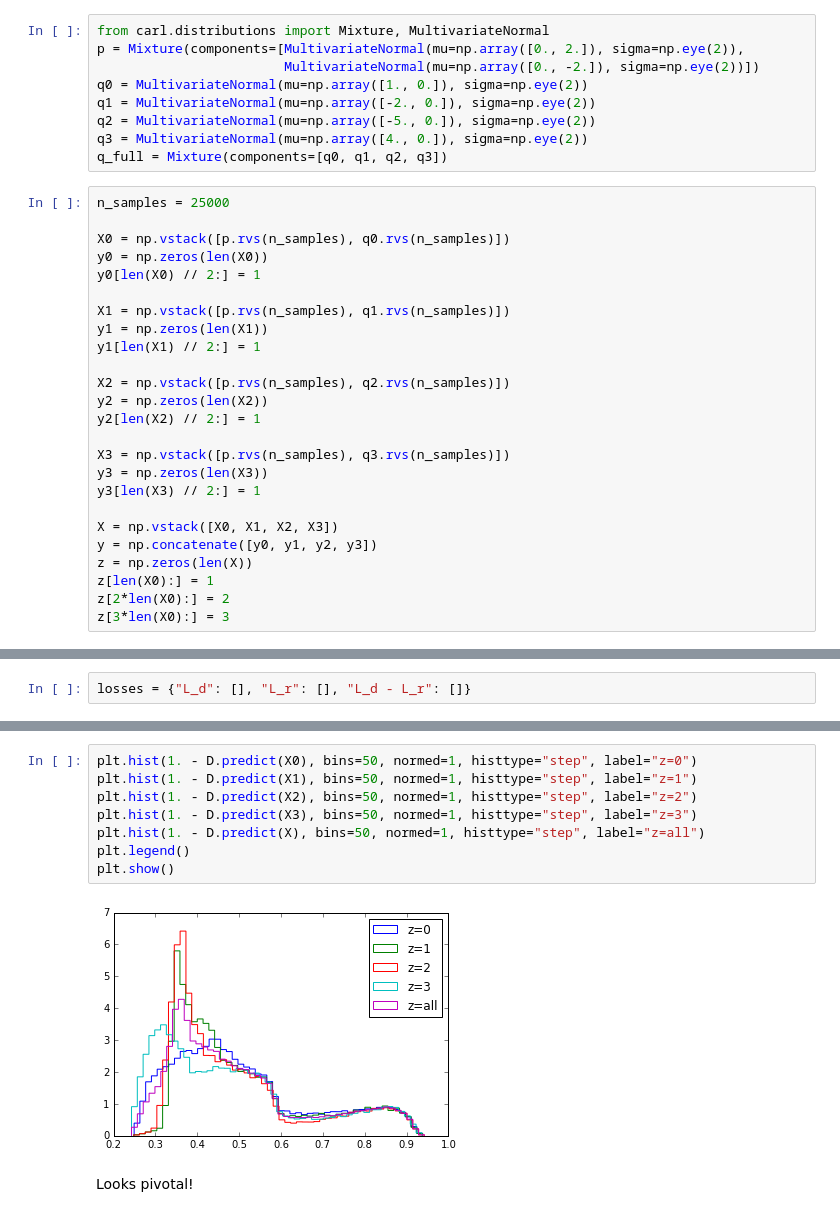
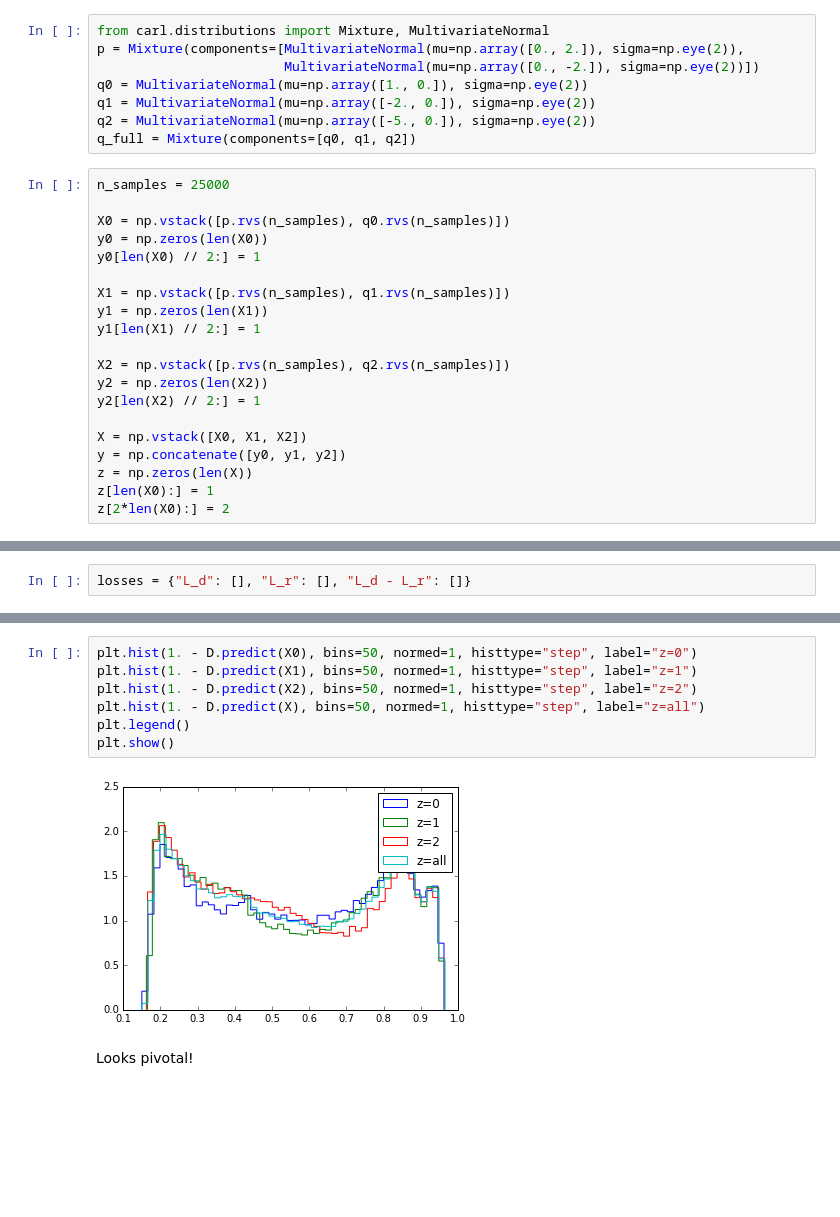
Before and after one commit to glouppe/paper-learning-to-pivot, a Jupyter notebook: code/Adversarial training against systematic uncertainties - Non-binary.ipynb, the cells around one changed output, grey strips where cells are left out. Cells and saved outputs as stored; diff of their text form; blank space fills up the shorter version.

```diff
--- a/code/Adversarial training against systematic uncertainties - Non-binary.ipynb
+++ b/code/Adversarial training against systematic uncertainties - Non-binary.ipynb
@@ -9,8 +9,7 @@ p = Mixture(components=[MultivariateNormal(mu=np.array([0., 2.]), sigma=np.eye(2
 q0 = MultivariateNormal(mu=np.array([1., 0.]), sigma=np.eye(2))
 q1 = MultivariateNormal(mu=np.array([-2., 0.]), sigma=np.eye(2))
 q2 = MultivariateNormal(mu=np.array([-5., 0.]), sigma=np.eye(2))
-q3 = MultivariateNormal(mu=np.array([4., 0.]), sigma=np.eye(2))
-q_full = Mixture(components=[q0, q1, q2, q3])
+q_full = Mixture(components=[q0, q1, q2])
 # %%
 n_samples = 25000
 
@@ -26,16 +25,11 @@ X2 = np.vstack([p.rvs(n_samples), q2.rvs(n_samples)])
 y2 = np.zeros(len(X2))
 y2[len(X2) // 2:] = 1
 
-X3 = np.vstack([p.rvs(n_samples), q3.rvs(n_samples)])
-y3 = np.zeros(len(X3))
-y3[len(X3) // 2:] = 1
-
-X = np.vstack([X0, X1, X2, X3])
-y = np.concatenate([y0, y1, y2, y3])
+X = np.vstack([X0, X1, X2])
+y = np.concatenate([y0, y1, y2])
 z = np.zeros(len(X))
 z[len(X0):] = 1
 z[2*len(X0):] = 2
-z[3*len(X0):] = 3
 # %%
 from keras.utils import np_utils
 z = np_utils.to_categorical(z.astype(np.int))
@@ -299,13 +282,12 @@ for i in range(1000):
 # %%
 plt.hist(1. - D.predict(X0), bins=50, normed=1, histtype="step", label="z=0")
 plt.hist(1. - D.predict(X1), bins=50, normed=1, histtype="step", label="z=1")
 plt.hist(1. - D.predict(X2), bins=50, normed=1, histtype="step", label="z=2")
-plt.hist(1. - D.predict(X3), bins=50, normed=1, histtype="step", label="z=3")
 plt.hist(1. - D.predict(X), bins=50, normed=1, histtype="step", label="z=all")
 plt.legend()
 plt.show()
 # %% [output]
-[figure, old version]
+[figure, new version]
 # %% [markdown]
 Looks pivotal!
 # %%
```
Also changed, not shown: parts of 15 cells of this notebook.
